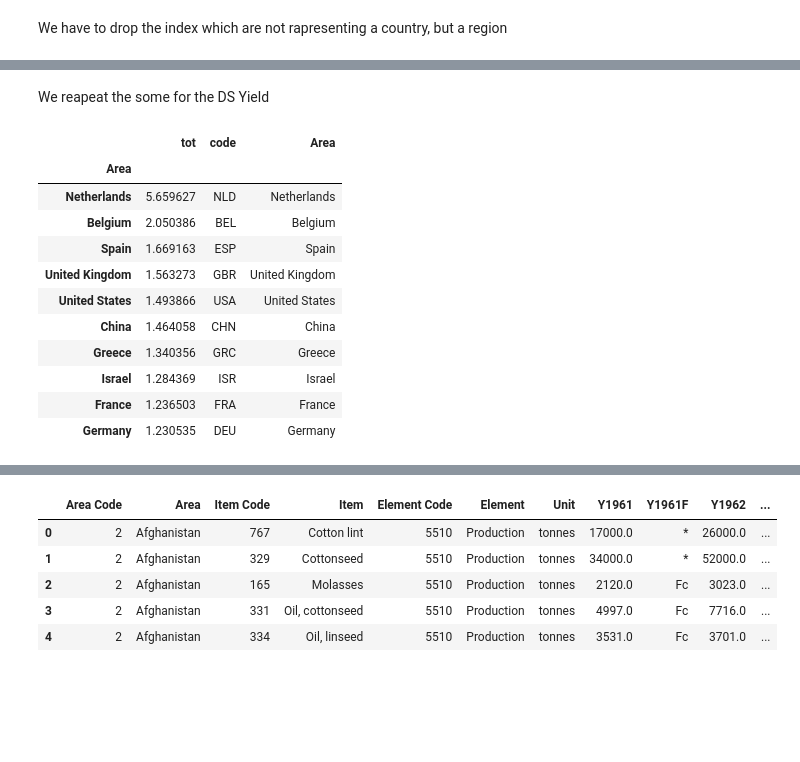
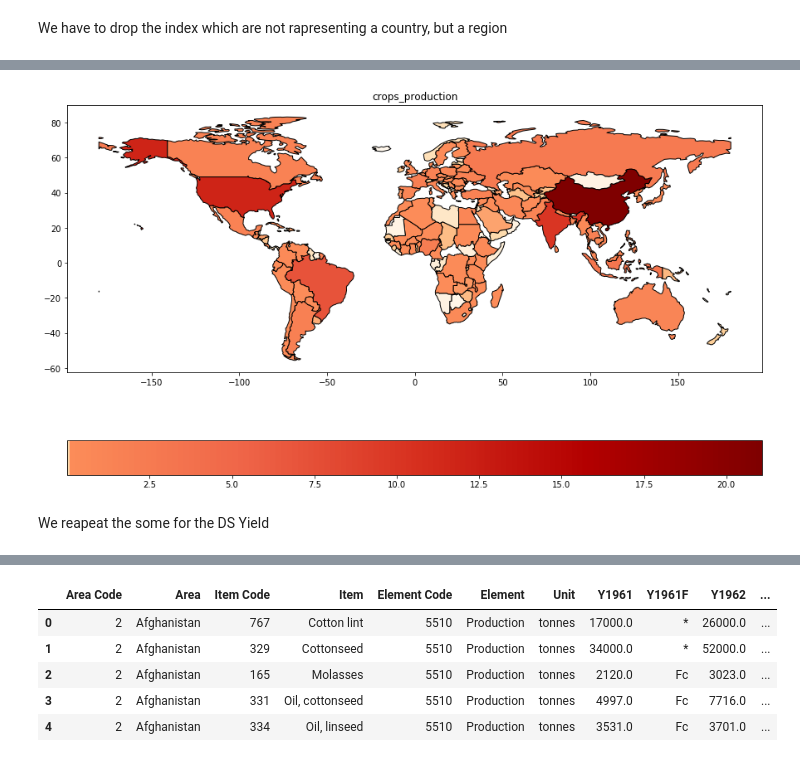
Before and after one commit to GabboM/ADA_Project, a Jupyter notebook: agricoltura_bestiame.ipynb, the cells around one changed output, grey strips where cells are left out. Drawn from its saved outputs; the diff is of its cells as text; code cells hidden in the pictures; blank space fills up the shorter version.

```diff
--- a/agricoltura_bestiame.ipynb
+++ b/agricoltura_bestiame.ipynb
@@ -77,7 +91,8 @@ crops_production = crops_production.drop(to_drop, axis=1)
 # %% [markdown]
 We have to drop the index which are not rapresenting a country, but a region
 # %%
-countries = [i.name for i in pc.countries]
+world_df = gpd.read_file(gpd.datasets.get_path('naturalearth_lowres'))
+countries = set(world_df['name'])
 to_delete = set(crops_production.index).difference(countries)
 crops_production = crops_production.drop(to_delete, axis=0)
 # %%
@@ -88,10 +103,3 @@ crops_production['tot'] = crops_production.apply(norm).mean(axis=1)
 # %%
 result = crops_production.sort_values(by=['tot'], ascending=0)
 result = result[['tot']]
-# %%
-code = [pc.countries.get(name=i).alpha_3 for i in result.index]
-result['code'] = code
-result['Area'] = result.index
-result['tot'] = result['tot']*100
-result = result[result['tot']>=1]
-result.head(10)
@@ -130,18 +105,0 @@ m
-# %%
-def mapp(df):
-    country_geo = 'world-countries.json'
-    # Setup a folium map at a high-level zoom
-    m = folium.Map(location=[0, 0], zoom_start=1.5)
-
-
-    folium.Choropleth(
-        geo_data=country_geo,
-        name='choropleth',
-        data=result,
-        columns=['code', 'tot'],
-        key_on='feature.id',
-        fill_color='YlGn',
-        threshold_scale=[0, 1, 2, 4, 20, 32]
-    ).add_to(m)
-    m.save(df+".html")
-    return m
@@ -148,3 +122,19 @@ def mapp(df):
+# %%
+def mapp(result,result_name,world_df=world_df):
+    merged = world_df.set_index('name').join(result)
+    merged = merged.dropna(subset=['tot'])
+    vmin, vmax, vcenter = merged.tot.min(), merged.tot.max(), 0.1
+    divnorm = colors.DivergingNorm(vmin=vmin, vcenter=vcenter, vmax=vmax)
+    ax = merged.plot(column='tot', figsize=(15,10),  k=9,norm=divnorm,cmap='OrRd', linewidth=1,edgecolor = "black",
+                     legend=True,
+                      legend_kwds={'orientation': "horizontal"})
+    ax.set_title(result_name)
+    ax.figure.savefig(result_name+'.png')
+    return
+# %%
+mapp(result,'crops_production')
+# %% [output]
+[figure, added]
 # %%
 def clean_df(df,years,to_drop,changes):
     df= df.replace(changes)
@@ -163,23 +154,3 @@ We reapeat the some for the DS Yield
 # %%
 to_drop = ['Area Code','Item Code','Element Code']
 result = clean_df(crops_yield,years,to_drop,changes)
-# %%
-code = [pc.countries.get(name=i).alpha_3 for i in result.index]
-result['code'] = code
-result['Area'] = result.index
-result['tot'] = result['tot']*100
-result = result[result['tot']>=1]
-result.head(10)
-# %% [output]
-|  | tot | code | Area |
-| Area |  |  |  |
-| Netherlands | 5.659627 | NLD | Netherlands |
-| Belgium | 2.050386 | BEL | Belgium |
-| Spain | 1.669163 | ESP | Spain |
-| United Kingdom | 1.563273 | GBR | United Kingdom |
-| United States | 1.493866 | USA | United States |
-| China | 1.464058 | CHN | China |
-| Greece | 1.340356 | GRC | Greece |
-| Israel | 1.284369 | ISR | Israel |
-| France | 1.236503 | FRA | France |
-| Germany | 1.230535 | DEU | Germany |
```
Also changed, not shown: parts of 23 cells of this notebook.
